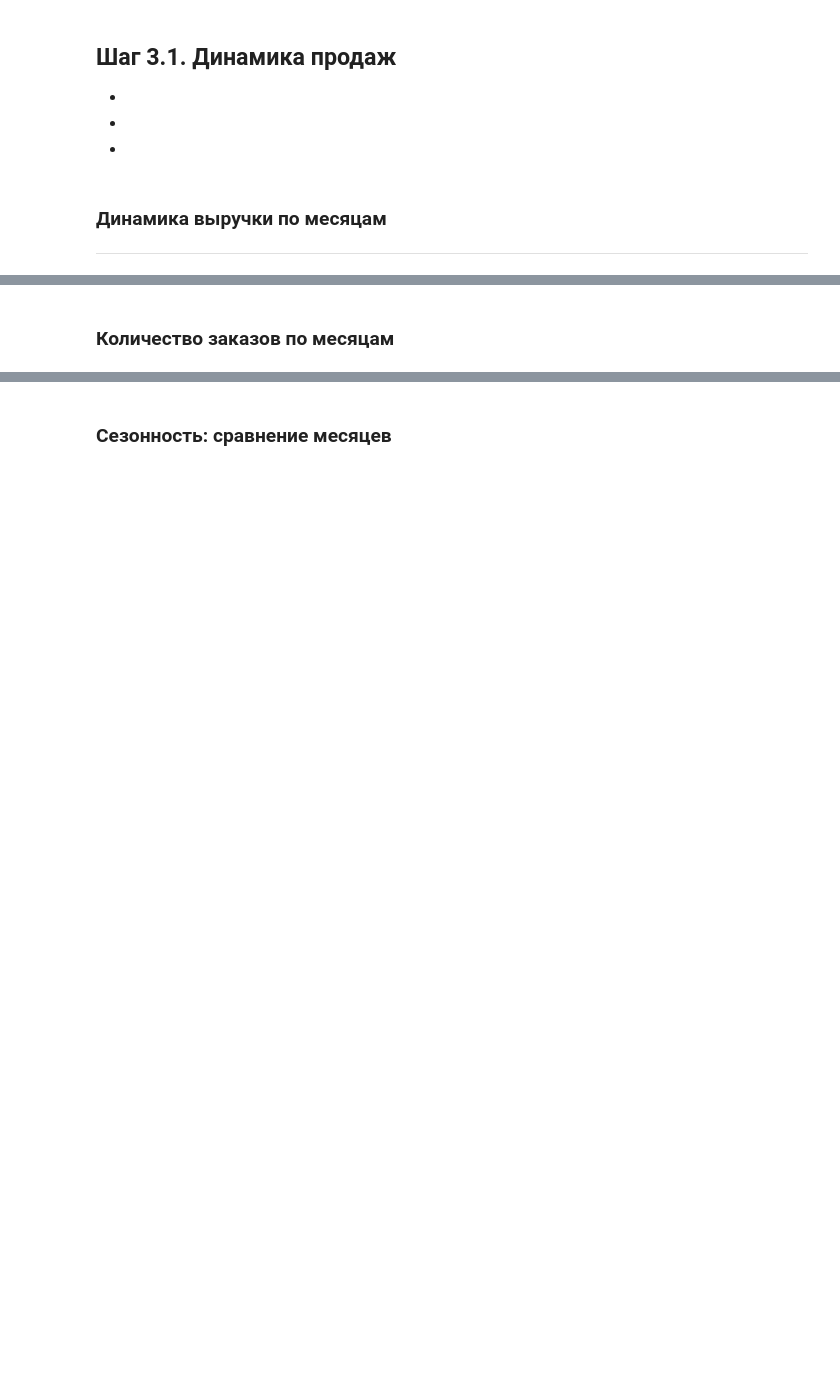
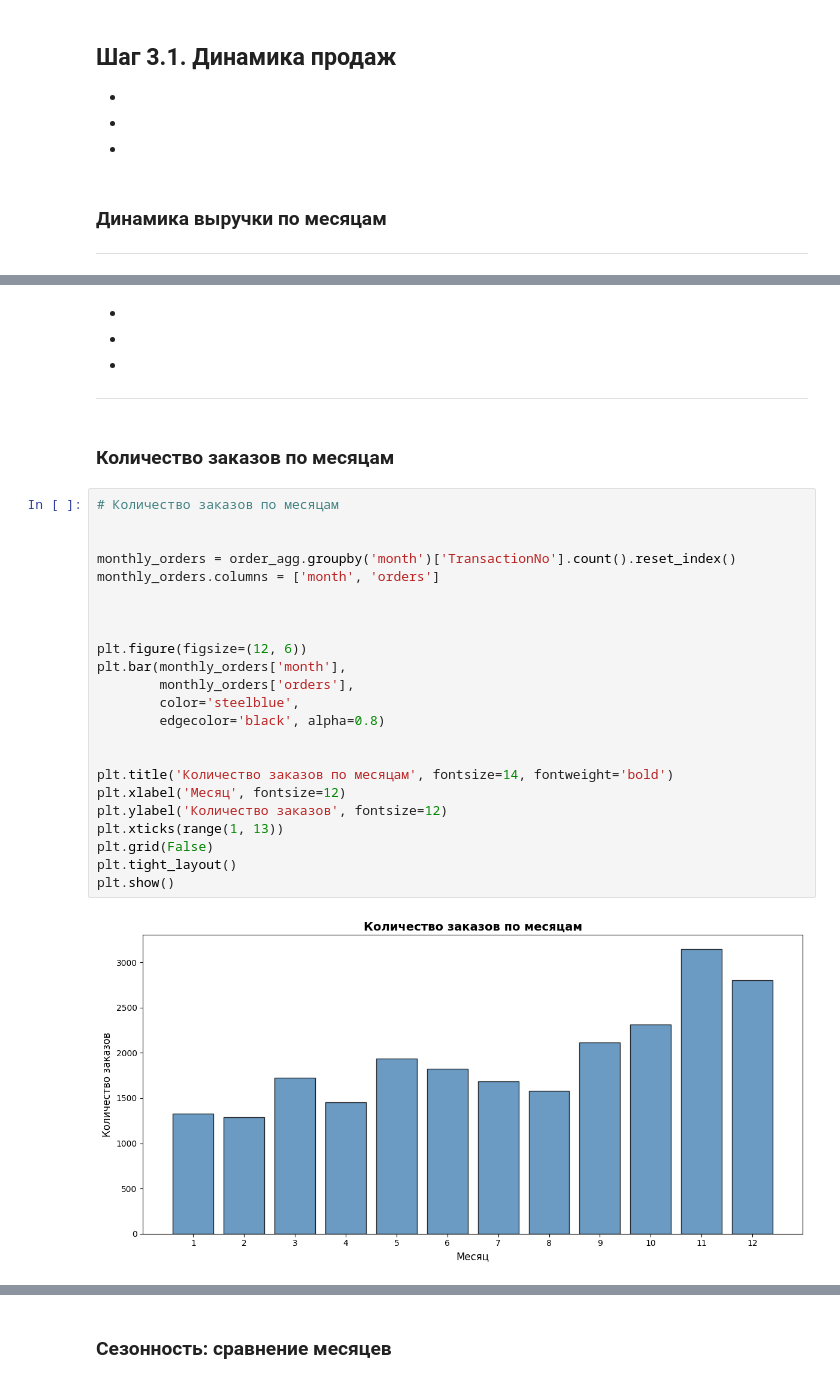
Before and after one commit to dazzens/dazzens, a Jupyter notebook: EDA_проект.ipynb, the cells around one changed output, grey strips where cells are left out. Drawn from its saved outputs; the diff is of its cells as text; blank space fills up the shorter version.

```diff
--- a/EDA_проект.ipynb
+++ b/EDA_проект.ipynb
@@ -1815,2 +1971,33 @@ print("=" * 60)
+# %% [markdown]
+-
+-
+-
+
+----
 # %% [markdown]
 ### **Количество заказов по месяцам**
+# %%
+# Количество заказов по месяцам
+
+
+monthly_orders = order_agg.groupby('month')['TransactionNo'].count().reset_index()
+monthly_orders.columns = ['month', 'orders']
+
+
+
+plt.figure(figsize=(12, 6))
+plt.bar(monthly_orders['month'],
+        monthly_orders['orders'],
+        color='steelblue',
+        edgecolor='black', alpha=0.8)
+
+
+plt.title('Количество заказов по месяцам', fontsize=14, fontweight='bold')
+plt.xlabel('Месяц', fontsize=12)
+plt.ylabel('Количество заказов', fontsize=12)
+plt.xticks(range(1, 13))
+plt.grid(False)
+plt.tight_layout()
+plt.show()
+# %% [output]
+[figure, added]
```
Also changed, not shown: parts of 77 cells of this notebook.
